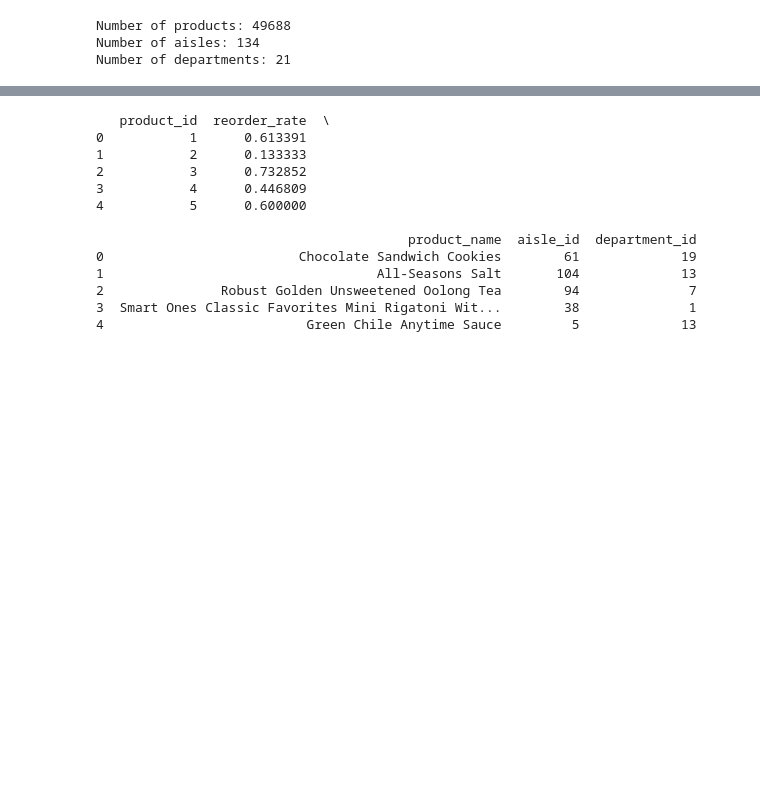
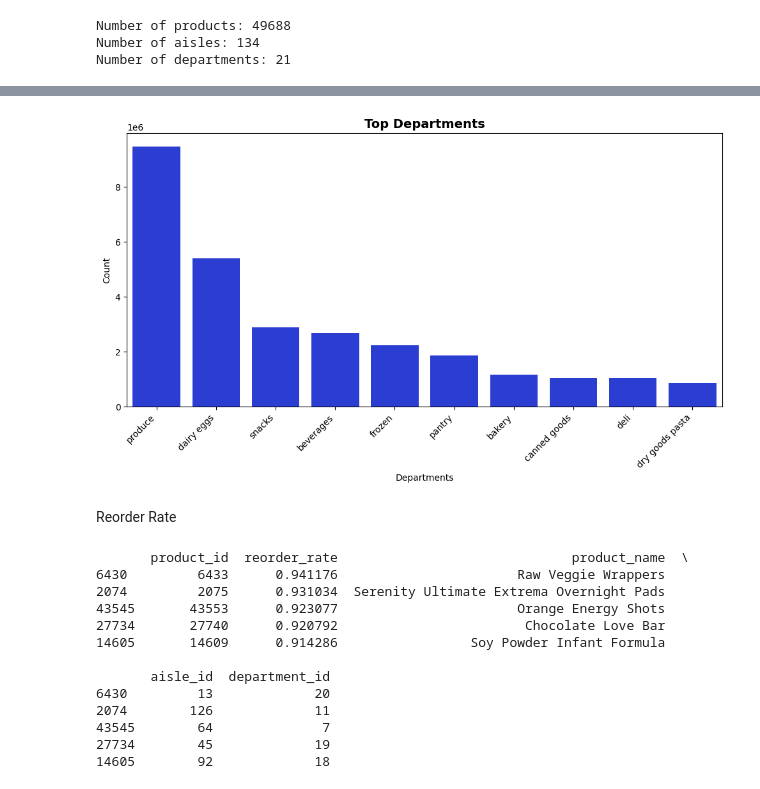
Before and after one commit to shubhi925/stratify_project, a Jupyter notebook: eda.ipynb, the cells around one changed output, grey strips where cells are left out. Drawn from its saved outputs; the diff is of its cells as text; code cells hidden in the pictures; blank space fills up the shorter version.

```diff
--- a/eda.ipynb
+++ b/eda.ipynb
@@ -154,3 +165,20 @@ top_departments=merged_df['department'].value_counts()
+# %%
+top_departments=merged_df['department'].value_counts().reset_index()
+top_departments.columns=['department','count']
+
+plt.figure(figsize=(10,6))
+sns.barplot(top_departments.head(10),x='department',y='count', color="#0F29ED" )
+plt.title('Top Departments',fontsize=14, fontweight='bold')
+plt.xlabel('Departments')
+plt.ylabel('Count')
+plt.xticks(rotation=45, ha='right')
+
+plt.tight_layout()
+plt.show()
+# %% [output]
+[figure, added]
+# %% [markdown]
+Reorder Rate
 # %%
 total_orders= order_prior_df.groupby('product_id')['reordered'].count()
 total_reorders=order_prior_df.groupby('product_id')['reordered'].sum()
@@ -160,18 +188,18 @@ reorder_rate.columns=['product_id','reorder_rate']
 reorder_df=reorder_rate.merge(products_df,on='product_id')
 
 top_reorder_rate = reorder_df.sort_values('reorder_rate',ascending=False)
-print(top_reorder_df.head())
+print(top_reorder_rate.head())
 # %% [output]
-   product_id  reorder_rate  \
-0           1      0.613391
-1           2      0.133333
-2           3      0.732852
-3           4      0.446809
-4           5      0.600000
+       product_id  reorder_rate                              product_name  \
+6430         6433      0.941176                       Raw Veggie Wrappers
+2074         2075      0.931034  Serenity Ultimate Extrema Overnight Pads
+43545       43553      0.923077                       Orange Energy Shots
+27734       27740      0.920792                        Chocolate Love Bar
+14605       14609      0.914286                 Soy Powder Infant Formula
 
-                                        product_name  aisle_id  department_id
-0                         Chocolate Sandwich Cookies        61             19
-1                                   All-Seasons Salt       104             13
-2               Robust Golden Unsweetened Oolong Tea        94              7
-3  Smart Ones Classic Favorites Mini Rigatoni Wit...        38              1
-4                          Green Chile Anytime Sauce         5             13
+       aisle_id  department_id
+6430         13             20
+2074        126             11
+43545        64              7
+27734        45             19
+14605        92             18
```
Also changed, not shown: parts of 31 cells of this notebook.
